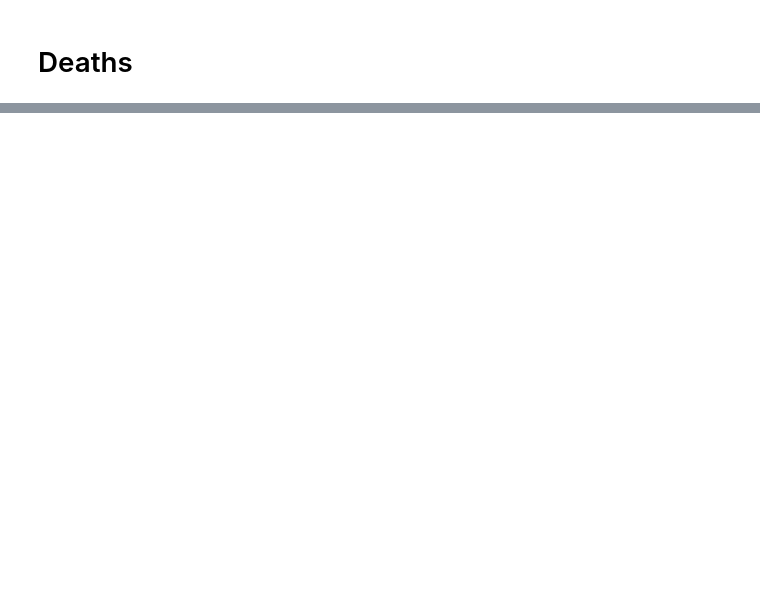
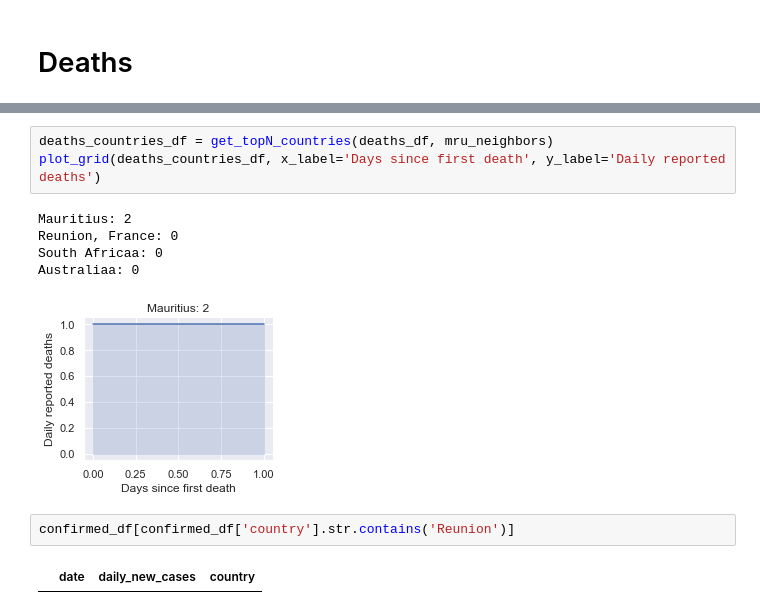
Before and after one commit to denisfookune/covid19-dailycases, a Jupyter notebook: covid19_JHU.ipynb, the cells around one changed output, grey strips where cells are left out. Saved outputs shown, nothing was run; the diff lists cells and outputs as text; blank space fills up the shorter version.

```diff
--- a/covid19_JHU.ipynb
+++ b/covid19_JHU.ipynb
@@ -151,0 +207,13 @@ Austria: 28
+# %%
+deaths_countries_df = get_topN_countries(deaths_df, mru_neighbors)
+plot_grid(deaths_countries_df, x_label='Days since first death', y_label='Daily reported deaths')
+# %% [output]
+Mauritius: 2
+Reunion, France: 0
+South Africaa: 0
+Australiaa: 0
+[figure, added]
+# %%
+confirmed_df[confirmed_df['country'].str.contains('Reunion')]
+# %% [output]
+|  | date | daily_new_cases | country |
```
Also changed, not shown: parts of 8 cells of this notebook.
